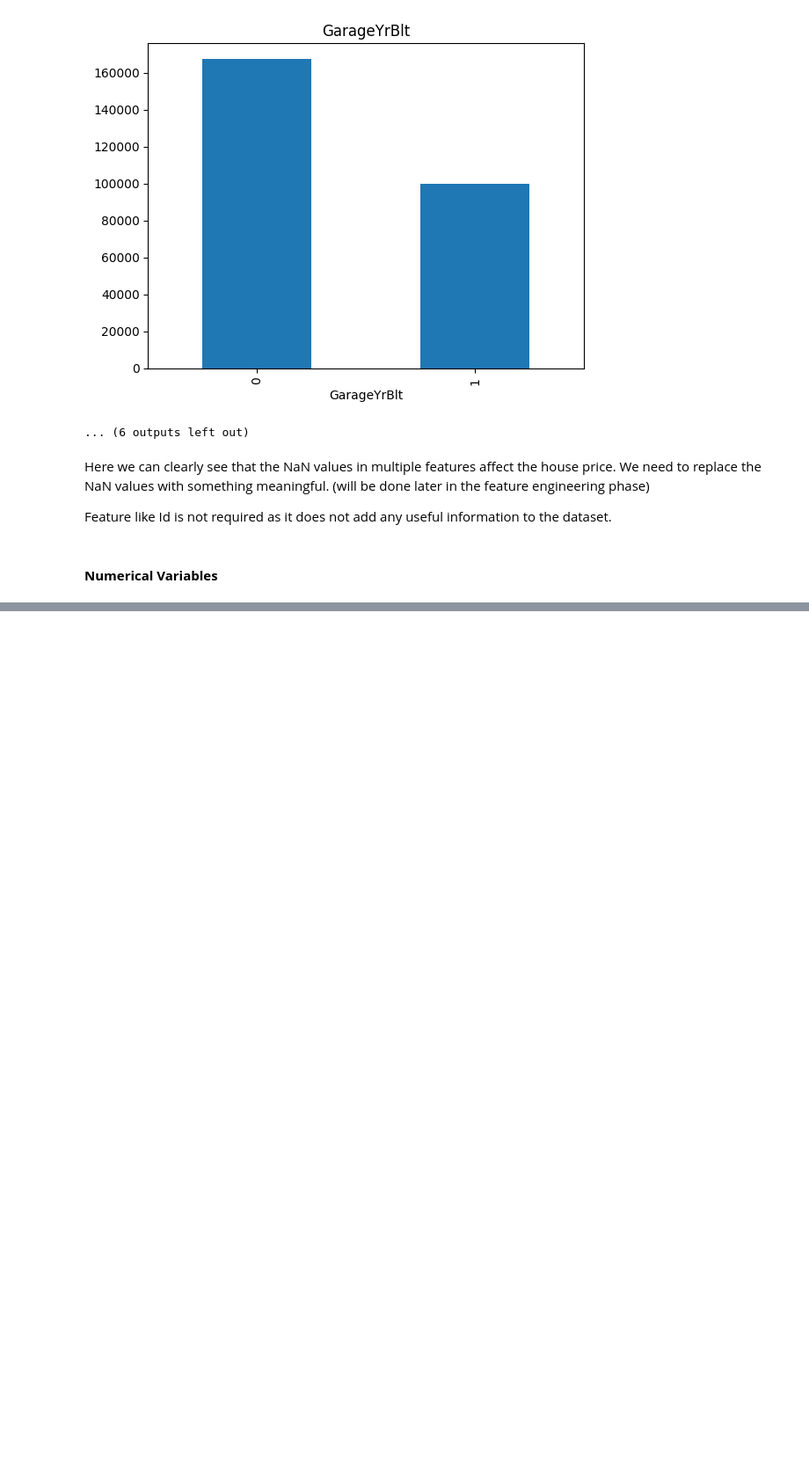
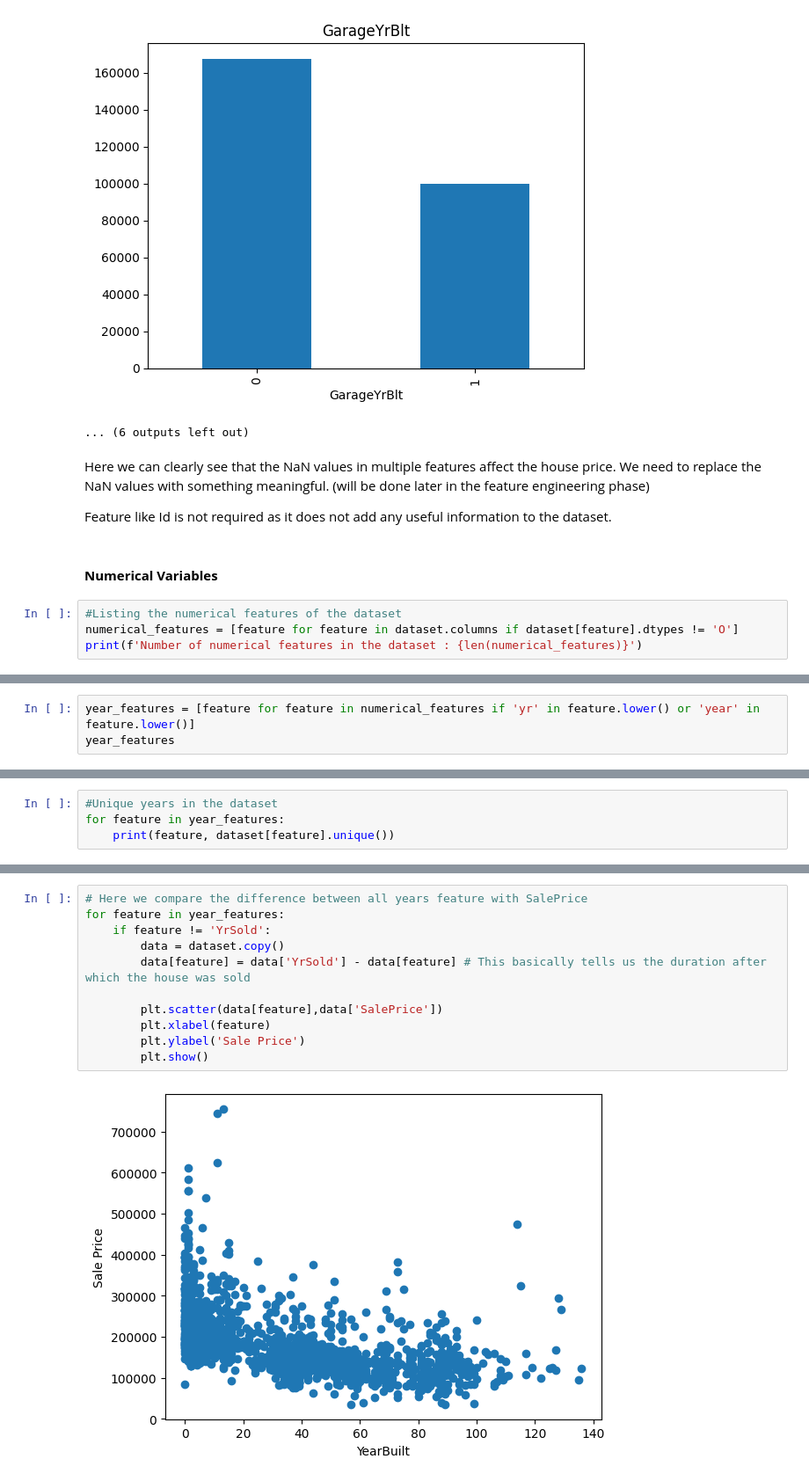
Before and after one commit to Prithvi2310/Advanced-House-Price-Prediction, a Jupyter notebook: main.ipynb, the cells around one changed output, grey strips where cells are left out. Shown: that part at 88% size. Cells and saved outputs as stored; diff of their text form; blank space fills up the shorter version.

```diff
--- a/main.ipynb
+++ b/main.ipynb
@@ -103,3 +103,7 @@ Here we can clearly see that the NaN values in multiple features affect the hous
 Feature like Id is not required as it does not add any useful information to the dataset.
 # %% [markdown]
 #### **Numerical Variables**
+# %%
+#Listing the numerical features of the dataset
+numerical_features = [feature for feature in dataset.columns if dataset[feature].dtypes != 'O']
+print(f'Number of numerical features in the dataset : {len(numerical_features)}')
@@ -105,0 +131,3 @@ Feature like Id is not required as it does not add any useful information to the
+# %%
+year_features = [feature for feature in numerical_features if 'yr' in feature.lower() or 'year' in feature.lower()]
+year_features
@@ -105,0 +136,4 @@ Feature like Id is not required as it does not add any useful information to the
+# %%
+#Unique years in the dataset
+for feature in year_features:
+    print(feature, dataset[feature].unique())
@@ -105,0 +172,13 @@ Feature like Id is not required as it does not add any useful information to the
+# %%
+# Here we compare the difference between all years feature with SalePrice
+for feature in year_features:
+    if feature != 'YrSold':
+        data = dataset.copy()
+        data[feature] = data['YrSold'] - data[feature] # This basically tells us the duration after which the house was sold
+
+        plt.scatter(data[feature],data['SalePrice'])
+        plt.xlabel(feature)
+        plt.ylabel('Sale Price')
+        plt.show()
+# %% [output]
+[figure, added]
```
Also changed, not shown: parts of 9 cells of this notebook.
